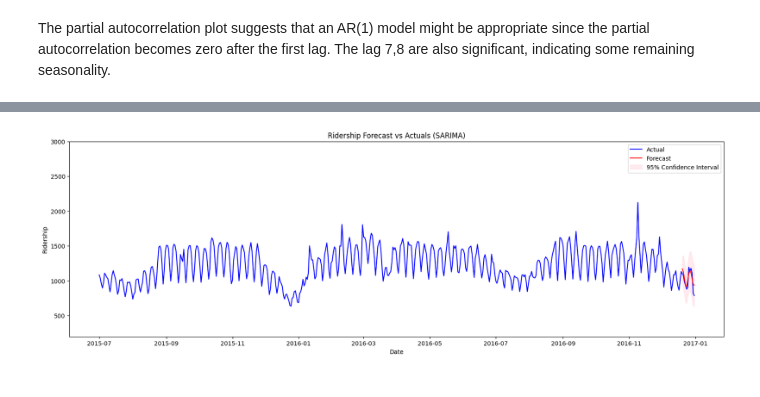
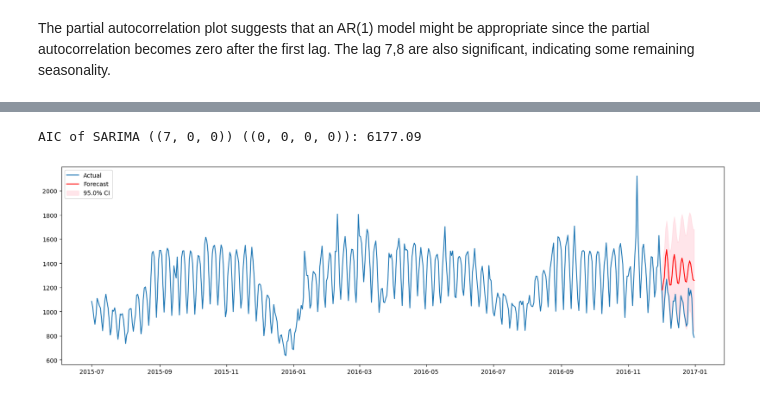
Before and after one commit to waitasecant/tsa, a Jupyter notebook: main2.ipynb, the cells around one changed output, grey strips where cells are left out. Saved outputs shown, nothing was run; the diff lists cells and outputs as text; code cells hidden in the pictures.

```diff
--- a/main2.ipynb
+++ b/main2.ipynb
@@ -239,10 +171,0 @@ Warnings:
-# %%
-# Generate forecasts for the validation period
-forecast_result = best_model_fit.get_forecast(steps=12)
-
-# Get the forecast values
-forecasted_values = forecast_result.predicted_mean
-
-# Get the confidence intervals of the forecasts
-conf_int = forecast_result.conf_int(alpha=0.05)
-# print(conf_int)
@@ -331,10 +171,0 @@ Warnings:
-# %%
-# Generate forecasts for the validation period
-forecast_result = best_model_fit.get_forecast(steps=12)
-
-# Get the forecast values
-forecasted_values = forecast_result.predicted_mean
-
-# Get the confidence intervals of the forecasts
-conf_int = forecast_result.conf_int(alpha=0.05)
-# print(conf_int)
@@ -346,20 +172,27 @@ plt.show()
-# %%
-plt.figure(figsize=(20, 6))
-plt.plot(df['Date'], df['Views'], label='Actual', color='blue')
-
-# Plot the forecasted values
-plt.plot(validation['Date'], forecasted_values, label='Forecast', color='red')
-
-# Plot the confidence interval as a shaded area around the line
-plt.fill_between(validation['Date'],
-                 conf_int.iloc[:, 0], conf_int.iloc[:, 1],
-                 color='pink', alpha=0.3, label='95% Confidence Interval')
-
-plt.title('Ridership Forecast vs Actuals (SARIMA)')
-plt.xlabel('Date')
-plt.ylabel('Ridership')
-plt.ylim(200, 3000)
-plt.legend()
-plt.show()
-# %% [output]
-[figure, removed]
+# %%
+def forecast(df : pd.DataFrame, var : str, steps : int, order : tuple=(1,0,0), seasonal_order : tuple=(0,0,0,0), conf : float=0.05):
+    train = df[:-steps]
+    val = df[-steps:]
+    model = SARIMAX(train[var],
+                    order=order,
+                    seasonal_order=seasonal_order,
+                    enforce_stationarity=True,
+                    enforce_invertibility=True)
+    result = model.fit(disp=0)
+    print(f'AIC of SARIMA ({order}) ({seasonal_order}): {round(result.aic,3)}')
+    # result.plot_diagnostics(figsize=(15, 8))
+    forecast_result = result.get_forecast(steps=steps)
+    forecast_vals = forecast_result.predicted_mean
+    conf_int = forecast_result.conf_int(alpha=conf)
+    plt.figure(figsize=(20, 6))
+    plt.plot(df['Date'], df[var], label='Actual')
+    plt.plot(val['Date'], forecast_vals, label='Forecast', color='red')
+    plt.fill_between(val['Date'],
+                    conf_int.iloc[:, 0], conf_int.iloc[:, 1],
+                    color='pink', alpha=0.4, label=f'{(1-conf)*100}% CI')
+    plt.legend(loc='upper left')
+# %%
+forecast(df, 'Views', 30, order=(7,0,0))
+# %% [output]
+AIC of SARIMA ((7, 0, 0)) ((0, 0, 0, 0)): 6177.09
+[figure, added]
```
Also changed, not shown: parts of 9 cells of this notebook.
